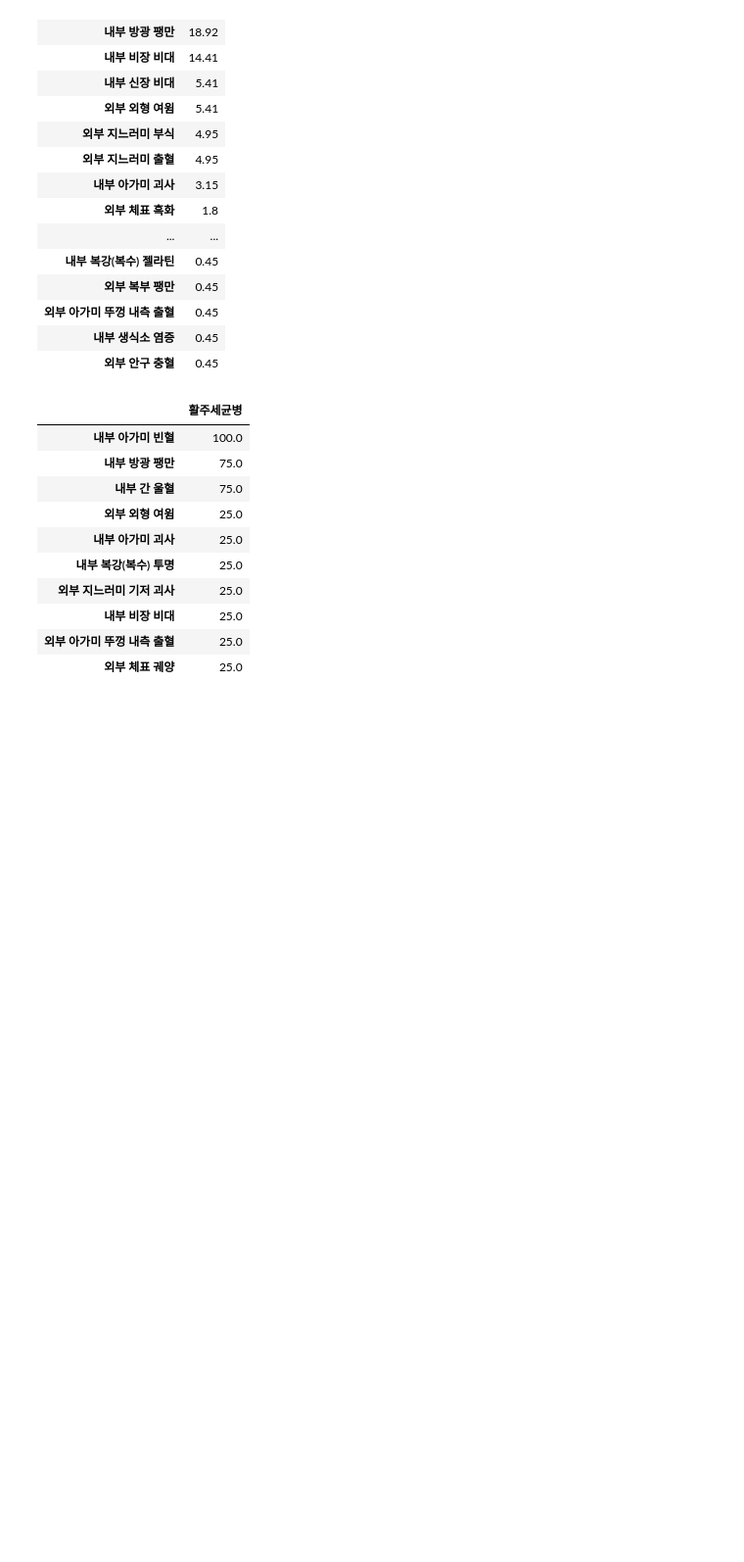
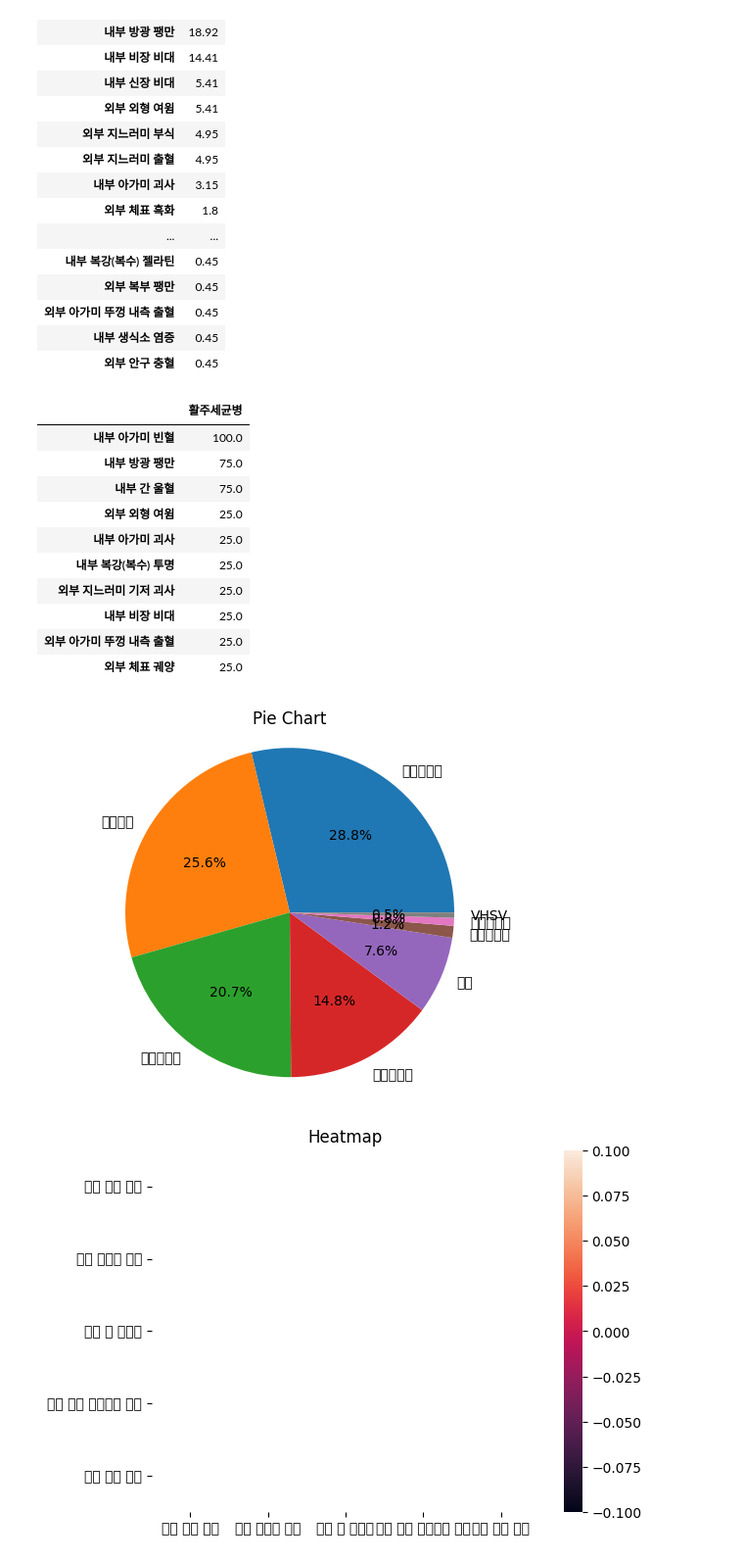
Before and after one commit to dobinR/Learning2, a Jupyter notebook: data/data0/data0-2_arrange.ipynb, the cells around one changed output. Shown at 98% size. Cells and saved outputs as stored; diff of their text form; code cells hidden in the pictures; blank space fills up the shorter version.

```diff
--- a/data/data0/data0-2_arrange.ipynb
+++ b/data/data0/data0-2_arrange.ipynb
@@ -3,7 +3,7 @@ import pandas as pd
 from sklearn.tree import plot_tree
 import matplotlib.pyplot as plt
 import numpy as np
-filename = 'C://train_r//data//data0-1.csv'
+filename = 'C://train_r//data//data0-2(개별질병).csv'
 
 data = pd.read_csv(filename)
 data
@@ -541,3 +535,79 @@ VHSV_증상_비율_세로3
 | 내부 비장 비대 | 25.0 |
 | 외부 아가미 뚜껑 내측 출혈 | 25.0 |
 | 외부 체표 궤양 | 25.0 |
+# %%
+import matplotlib.pyplot as plt
+import pandas as pd
+import seaborn as sns
+import numpy as np
+
+# # Line Plot
+# plt.plot(data['column_1'])
+# plt.title('Line Plot')
+# plt.xlabel('X-axis label')
+# plt.ylabel('Y-axis label')
+# plt.show()
+
+# # Scatter Plot
+# plt.scatter(data['column_1'], data['column_2'])
+# plt.title('Scatter Plot')
+# plt.xlabel('X-axis label')
+# plt.ylabel('Y-axis label')
+# plt.show()
+
+# # Bar Plot
+# plt.bar(data['column_1'], data['column_2'])
+# plt.title('Bar Plot')
+# plt.xlabel('X-axis label')
+# plt.ylabel('Y-axis label')
+# plt.show()
+
+# # Histogram
+# plt.hist(data['column_1'], bins=10)
+# plt.title('Histogram')
+# plt.xlabel('X-axis label')
+# plt.ylabel('Y-axis label')
+# plt.show()
+
+# # Box Plot
+# sns.boxplot(data['column_1'])
+# plt.title('Box Plot')
+# plt.xlabel('X-axis label')
+# plt.ylabel('Y-axis label')
+# plt.show()
+
+# Pie Chart
+labels = data['질병'].unique()
+sizes = data['질병'].value_counts()
+plt.pie(sizes, labels=labels, autopct='%1.1f%%')
+plt.axis('equal')
+plt.title('Pie Chart')
+plt.show()
+
+# Heatmap
+correlation_matrix = data.corr()
+sns.heatmap(correlation_matrix, annot=True)
+plt.title('Heatmap')
+plt.show()
+
+# # Violin Plot
+# sns.violinplot(data['column_1'])
+# plt.title('Violin Plot')
+# plt.xlabel('X-axis label')
+# plt.ylabel('Y-axis label')
+# plt.show()
+
+# # Swarm Plot
+# sns.swarmplot(data['column_1'])
+# plt.title('Swarm Plot')
+# plt.xlabel('X-axis label')
+# plt.ylabel('Y-axis label')
+# plt.show()
+
+# Pair Plot
+sns.pairplot(data)
+plt.title('Pair Plot')
+plt.show()
+# %% [output]
+[figure, added]
+[figure, added]
```
Also changed, not shown: parts of 3 cells of this notebook, 7 other files.
